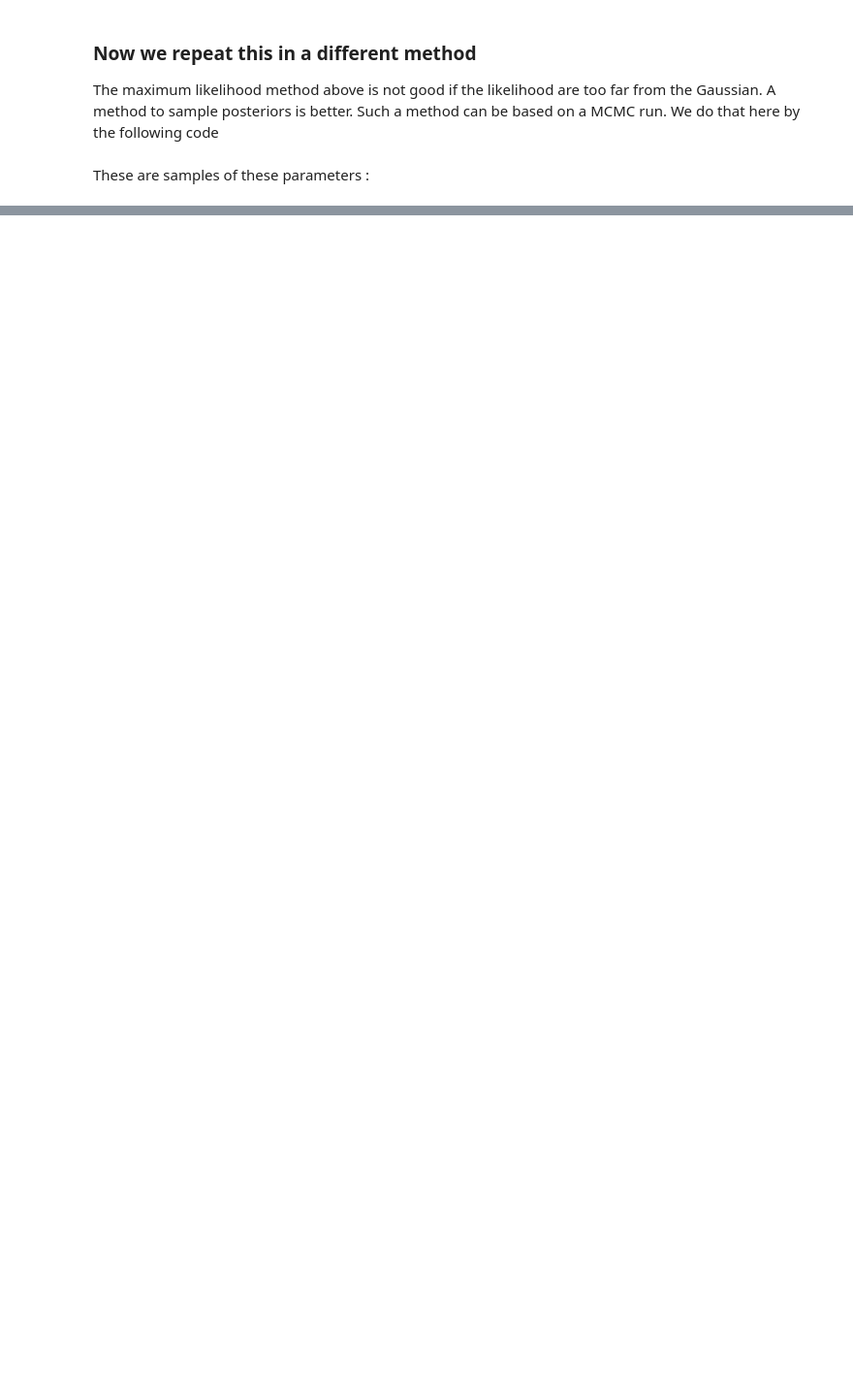
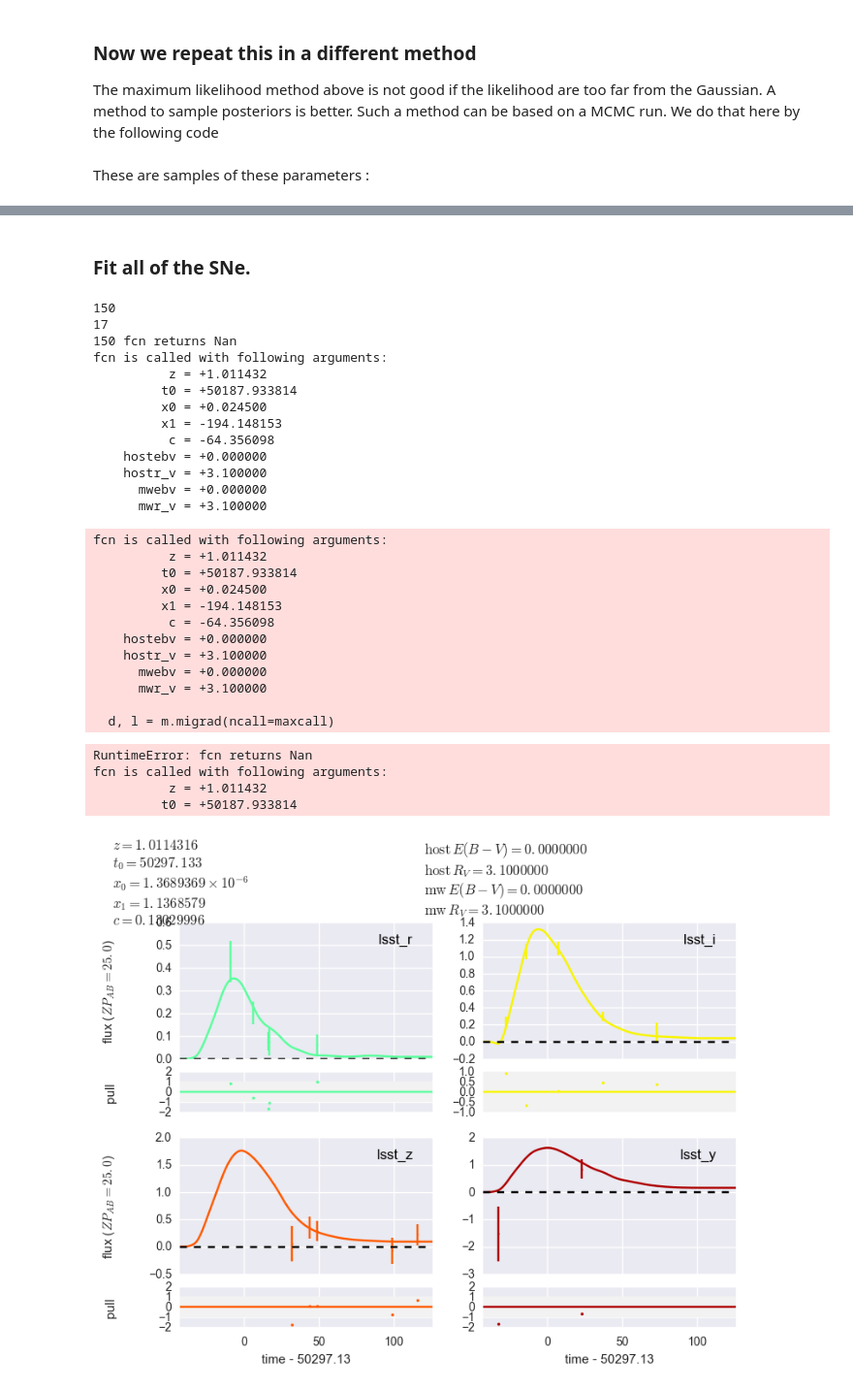
Before and after one commit to rbiswas4/AnalyzeSN, a Jupyter notebook: notebooks/LC fitting 2.ipynb, the cells around one changed output, grey strips where cells are left out. Shown at 97% size. Drawn from its saved outputs; the diff is of its cells as text; code cells hidden in the pictures; blank space fills up the shorter version.

```diff
--- a/notebooks/LC fitting 2.ipynb
+++ b/notebooks/LC fitting 2.ipynb
@@ -261,0 +236,2 @@ ax.axvline(0.22)
+# %% [markdown]
+### Fit all of the SNe.
@@ -261,0 +289,34 @@ ax.axvline(0.22)
+# %%
+## First failure is for snid=150, let's look
+fitSN('150', verbose=True, plot=True)
+# %% [output]
+150
+17
+150 fcn returns Nan
+fcn is called with following arguments:
+          z = +1.011432
+         t0 = +50187.933814
+         x0 = +0.024500
+         x1 = -194.148153
+          c = -64.356098
+    hostebv = +0.000000
+    hostr_v = +3.100000
+      mwebv = +0.000000
+      mwr_v = +3.100000
+fcn is called with following arguments:
+          z = +1.011432
+         t0 = +50187.933814
+         x0 = +0.024500
+         x1 = -194.148153
+          c = -64.356098
+    hostebv = +0.000000
+    hostr_v = +3.100000
+      mwebv = +0.000000
+      mwr_v = +3.100000
+
+  d, l = m.migrad(ncall=maxcall)
+RuntimeError: fcn returns Nan
+fcn is called with following arguments:
+          z = +1.011432
+         t0 = +50187.933814
+[figure, added]
```
Also changed, not shown: parts of 18 cells of this notebook.
